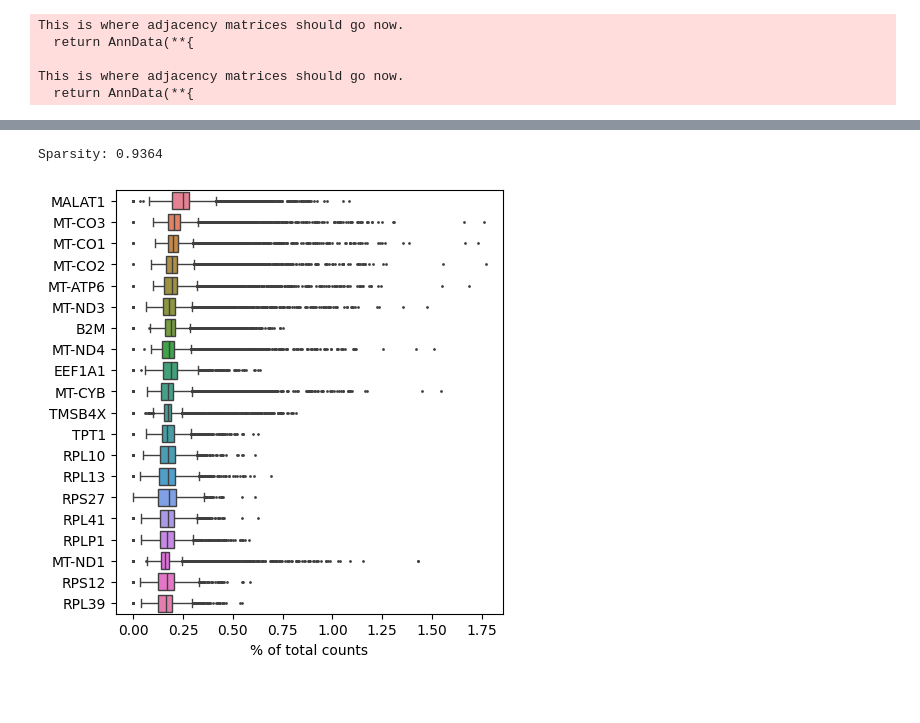
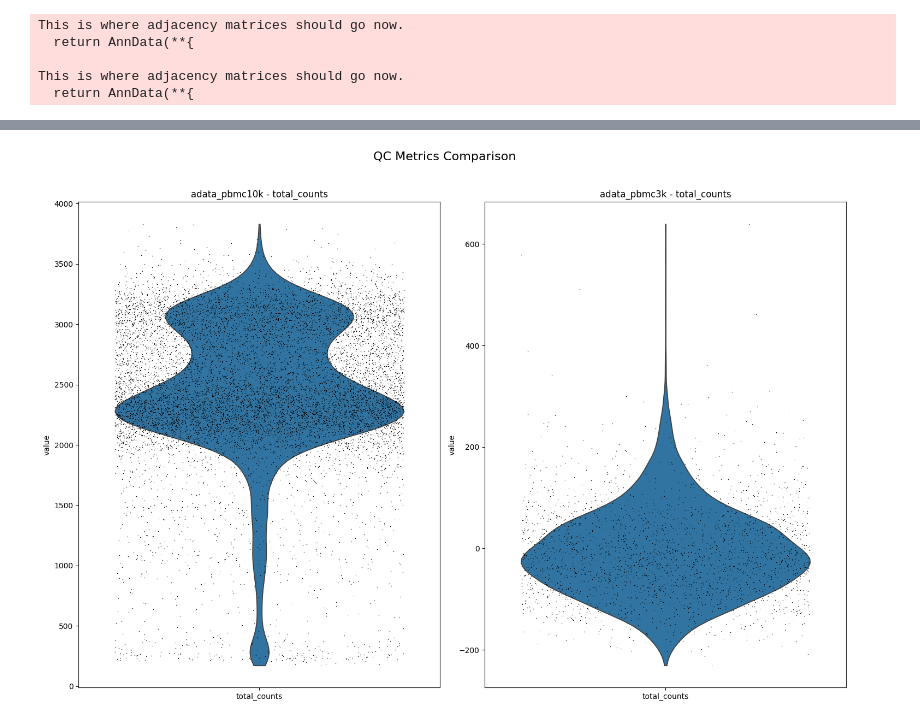
Before and after one commit to lorenzog-ryzen/GraphAttnVAE-scRNA, a Jupyter notebook: Scripts/EDAS/EDA.ipynb, the cells around one changed output, grey strips where cells are left out. Cells and saved outputs as stored; diff of their text form; code cells hidden in the pictures; blank space fills up the shorter version.

```diff
--- a/Scripts/EDAS/EDA.ipynb
+++ b/Scripts/EDAS/EDA.ipynb
@@ -190,18 +129,49 @@ sc.pl.scatter(adata, x='total_counts', y='pct_counts_mt')
-# %%
-adata = adata[
-    (adata.obs.n_genes_by_counts > 200) &
-    (adata.obs.n_genes_by_counts < 5000) &
-    (adata.obs.pct_counts_mt < 20),
-    :
-]
-# %%
-import numpy as np
-
-sparsity = 1 - (adata.X.count_nonzero() / (adata.shape[0] * adata.shape[1]))
-print(f"Sparsity: {sparsity:.4f}")
-# %% [output]
-Sparsity: 0.9364
-# %%
-sc.pl.highest_expr_genes(adata, n_top=20)
-# %% [output]
-[figure, removed]
+# %%
+adata.var["mean_counts"] = np.array(adata.X.mean(axis=0)).flatten()
+adata.var["pct_dropout_by_counts"] = (
+    np.array((adata.X == 0).sum(axis=0)).flatten() / adata.n_obs * 100
+)
+adata.obs['n_genes'] = (adata.X > 0).sum(axis=1)
+adata.obs['total_counts'] = adata.X.sum(axis=1)
+adata.var['mt'] = adata.var_names.str.startswith('MT-')
+adata_pbmc3k.var['mt'] = adata_pbmc3k.var_names.str.startswith('MT-')
+
+sc.pp.calculate_qc_metrics(
+    adata_pbmc3k,
+    qc_vars=['mt'],
+    inplace=True
+)
+sc.pp.calculate_qc_metrics(adata, qc_vars=['mt'], inplace=True)
+
+import matplotlib.pyplot as plt
+import scanpy as sc
+
+fig, axes = plt.subplots(1, 2, figsize=(15, 10))
+
+# --- Fila 1: adata ---
+for i, var in enumerate([ 'total_counts']):
+    sc.pl.violin(
+        adata,
+        var,
+        jitter=0.4,
+        ax=axes[0],
+        show=False
+    )
+    axes[0].set_title(f'adata_pbmc10k - {var}')
+
+# --- Fila 2: adata_pbmck3 ---
+for i, var in enumerate([ 'total_counts']):
+    sc.pl.violin(
+        adata_pbmc3k,
+        var,
+        jitter=0.4,
+        ax=axes[1],
+        show=False
+    )
+    axes[1].set_title(f'adata_pbmc3k - {var}')
+
+plt.suptitle('QC Metrics Comparison', fontsize=16, y=1.02)
+plt.tight_layout()
+plt.show()
+# %% [output]
+[figure, added]
```
Also changed, not shown: parts of 16 cells of this notebook.
